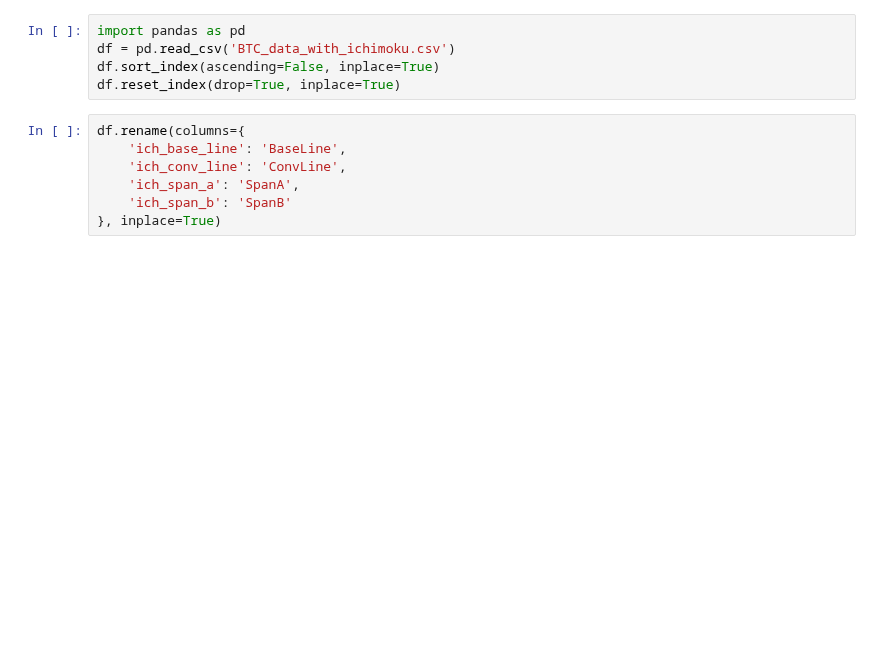
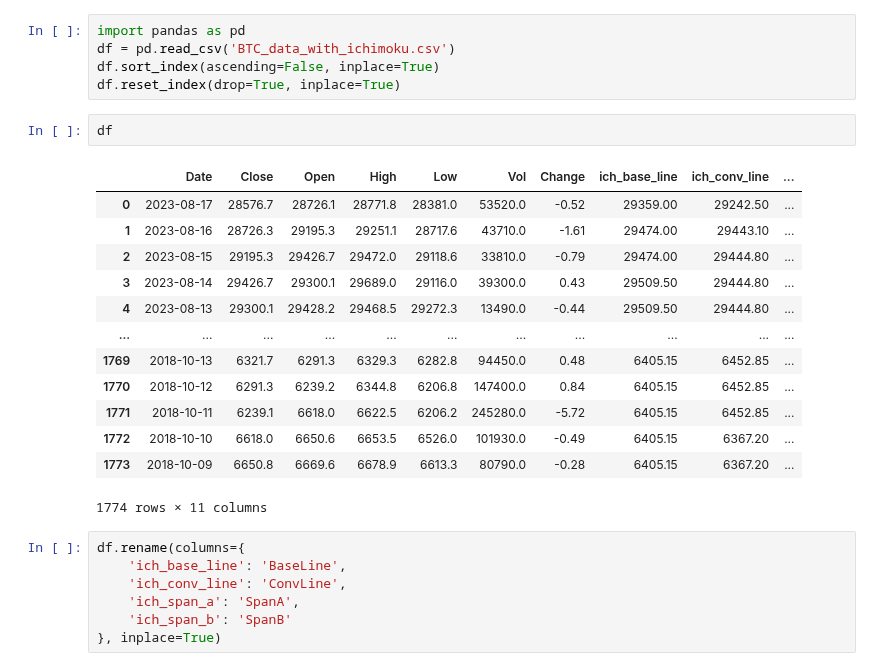
Before and after one commit to anilergan/AISMTB, a Jupyter notebook: btc_daily_chart_clstmc_v4.1.ipynb, the cells around one changed output. Saved outputs shown, nothing was run; the diff lists cells and outputs as text; blank space fills up the shorter version.

```diff
--- a/btc_daily_chart_clstmc_v4.1.ipynb
+++ b/btc_daily_chart_clstmc_v4.1.ipynb
@@ -5,6 +5,22 @@ import pandas as pd
 df = pd.read_csv('BTC_data_with_ichimoku.csv')
 df.sort_index(ascending=False, inplace=True)
 df.reset_index(drop=True, inplace=True)
+# %%
+df
+# %% [output]
+|  | Date | Close | Open | High | Low | Vol | Change | ich_base_line | ich_conv_line | ... |
+| 0 | 2023-08-17 | 28576.7 | 28726.1 | 28771.8 | 28381.0 | 53520.0 | -0.52 | 29359.00 | 29242.50 | ... |
+| 1 | 2023-08-16 | 28726.3 | 29195.3 | 29251.1 | 28717.6 | 43710.0 | -1.61 | 29474.00 | 29443.10 | ... |
+| 2 | 2023-08-15 | 29195.3 | 29426.7 | 29472.0 | 29118.6 | 33810.0 | -0.79 | 29474.00 | 29444.80 | ... |
+| 3 | 2023-08-14 | 29426.7 | 29300.1 | 29689.0 | 29116.0 | 39300.0 | 0.43 | 29509.50 | 29444.80 | ... |
+| 4 | 2023-08-13 | 29300.1 | 29428.2 | 29468.5 | 29272.3 | 13490.0 | -0.44 | 29509.50 | 29444.80 | ... |
+| ... | ... | ... | ... | ... | ... | ... | ... | ... | ... | ... |
+| 1769 | 2018-10-13 | 6321.7 | 6291.3 | 6329.3 | 6282.8 | 94450.0 | 0.48 | 6405.15 | 6452.85 | ... |
+| 1770 | 2018-10-12 | 6291.3 | 6239.2 | 6344.8 | 6206.8 | 147400.0 | 0.84 | 6405.15 | 6452.85 | ... |
+| 1771 | 2018-10-11 | 6239.1 | 6618.0 | 6622.5 | 6206.2 | 245280.0 | -5.72 | 6405.15 | 6452.85 | ... |
+| 1772 | 2018-10-10 | 6618.0 | 6650.6 | 6653.5 | 6526.0 | 101930.0 | -0.49 | 6405.15 | 6367.20 | ... |
+| 1773 | 2018-10-09 | 6650.8 | 6669.6 | 6678.9 | 6613.3 | 80790.0 | -0.28 | 6405.15 | 6367.20 | ... |
+1774 rows × 11 columns
 # %%
 df.rename(columns={
     'ich_base_line': 'BaseLine',
```
Also changed, not shown: parts of 16 cells of this notebook, 14 other files.
